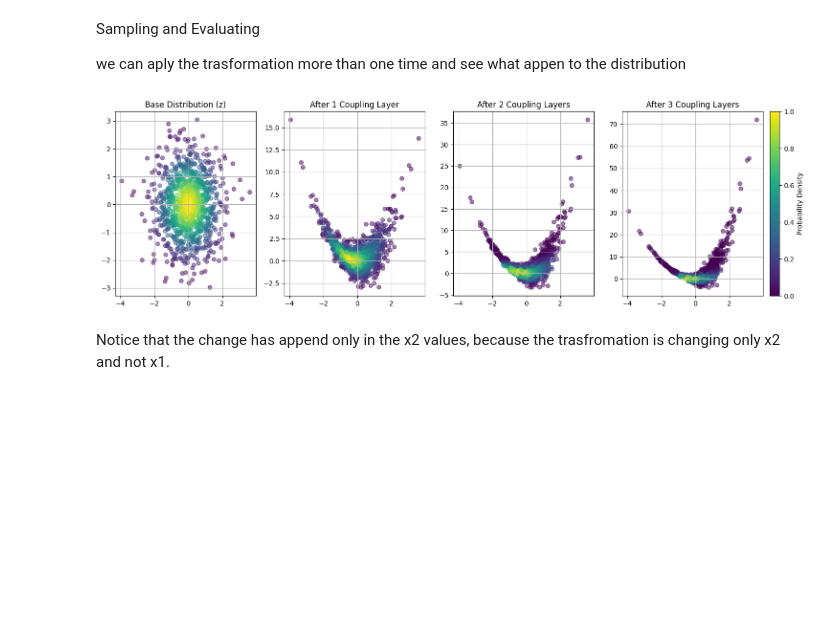
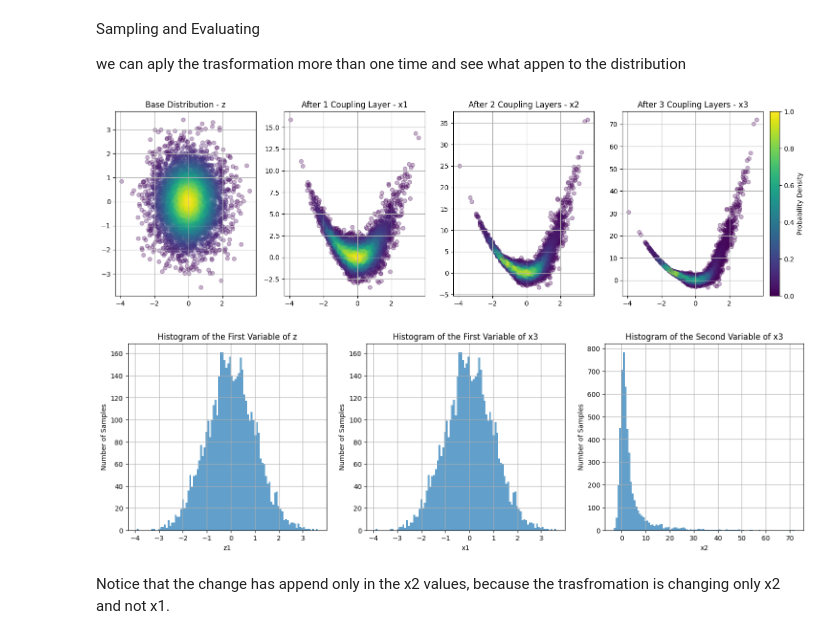
Before and after one commit to rpivi/Normalizing_Flow, a Jupyter notebook: coupling_affine.ipynb, the cells around one changed output. Saved outputs shown, nothing was run; the diff lists cells and outputs as text; code cells hidden in the pictures; blank space fills up the shorter version.

```diff
--- a/coupling_affine.ipynb
+++ b/coupling_affine.ipynb
@@ -30,6 +32,6 @@ import matplotlib.pyplot as plt
 # %%
 def s(z1):
-    return 0.5 * jnp.tanh(z1)
+    return 0.5 * jnp.tanh(0.6*z1**3)
 
 def t(z1):
     return z1**2
@@ -56,53 +58,79 @@ def inverse(x):
     return z, log_det
 # %%
 def log_pz(z):
-    return -0.5 * jnp.sum(z**2, axis=-1) - 0.5 * jnp.log(2 * jnp.pi)
+    d = z.shape[-1]
+    return -0.5 * jnp.sum(z**2, axis=-1) - (d / 2) * jnp.log(2 * jnp.pi)
 
 def log_px(x):
     z, log_det = inverse(x)
     return log_pz(z) + log_det
+# this is usefull only for the first flow, because z is not a gaussian
 # %% [markdown]
 Sampling and Evaluating
 
 we can aply the trasformation more than one time and see what appen to the distribution
 # %%
-n_samples = 1000
+n_samples = 5000
 key = jax.random.PRNGKey(0)
 z_samples = jax.random.normal(key, (n_samples, 2))
 log_prob_z = log_pz(z_samples)
 prob_z = jnp.exp(log_prob_z)
-x_samples1, _ = forward(z_samples)
-log_prob_x1 = log_px(x_samples1)
+
+x_samples1, log_det1= forward(z_samples)
+log_prob_x1 = log_px(x_samples1)         # first flow
 prob_x1 = jnp.exp(log_prob_x1)
-x_samples2, _ = forward(x_samples1)
-log_prob_x2 = log_px(x_samples2)
+x_samples2, log_det2 = forward(x_samples1)
+log_prob_x2 = log_prob_x1 - log_det2          # log p(x2) = log p(x1) - log|det J2|
 prob_x2 = jnp.exp(log_prob_x2)
-x_samples3, _ = forward(x_samples2)
-log_prob_x3 = log_px(x_samples3)
+x_samples3, log_det3 = forward(x_samples2)
+log_prob_x3 = log_prob_x2 - log_det3          # log p(x3) = log p(x2) - log|det J3|
 prob_x3 = jnp.exp(log_prob_x3)
 
 plt.figure(figsize=(18, 5))
 plt.subplot(1, 4, 1)
-plt.scatter(z_samples[:, 0], z_samples[:, 1], alpha=0.5, c=prob_z, cmap='viridis')
-plt.title('Base Distribution (z)')
+plt.scatter(z_samples[:, 0], z_samples[:, 1], alpha=0.3, c=prob_z, cmap='viridis')
+plt.title('Base Distribution - z')
 plt.grid()
 plt.subplot(1, 4, 2)
-plt.scatter(x_samples1[:, 0], x_samples1[:, 1], alpha=0.5, c=prob_x1, cmap='viridis')
-plt.title('After 1 Coupling Layer')
+plt.scatter(x_samples1[:, 0], x_samples1[:, 1], alpha=0.3, c=prob_x1, cmap='viridis')
+plt.title('After 1 Coupling Layer - x1')
 plt.grid()
 plt.subplot(1, 4, 3)
-plt.scatter(x_samples2[:, 0], x_samples2[:, 1], alpha=0.5, c=prob_x2, cmap='viridis')
-plt.title('After 2 Coupling Layers')
+plt.scatter(x_samples2[:, 0], x_samples2[:, 1], alpha=0.3, c=prob_x2, cmap='viridis')
+plt.title('After 2 Coupling Layers - x2')
 plt.grid()
 plt.subplot(1, 4, 4)
-plt.scatter(x_samples3[:, 0], x_samples3[:, 1], alpha=0.5, c=prob_x3, cmap='viridis')
-plt.title('After 3 Coupling Layers')
+plt.scatter(x_samples3[:, 0], x_samples3[:, 1], alpha=0.3, c=prob_x3, cmap='viridis')
+plt.title('After 3 Coupling Layers - x3')
 plt.grid()
 # color bar for all subplots
 cbar = plt.colorbar(plt.cm.ScalarMappable(cmap='viridis'), ax=plt.gcf().get_axes(), orientation='vertical', fraction=0.02, pad=0.01)
 cbar.set_label('Probability Density')
 plt.show()
+
+#histo of the variables of x_samples3 with z_1 to see how the distribution changes after the flows, we expect x1 to be the same as z1 but x2 to be more complex
+plt.figure(figsize=(18, 5))
+plt.subplot(1, 3, 1)
+plt.hist(z_samples[:, 0], bins=100, alpha=0.7, label='z')
+plt.xlabel('z1')
+plt.ylabel('Number of Samples')
+plt.title('Histogram of the First Variable of z')
+plt.grid()
+plt.subplot(1, 3, 2)
+plt.hist(x_samples3[:, 0], bins=100, alpha=0.7, label='x1')
+plt.xlabel('x1')
+plt.ylabel('Number of Samples')
+plt.title('Histogram of the First Variable of x3')
+plt.grid()
+plt.subplot(1, 3, 3)
+plt.hist(x_samples3[:, 1], bins=100, alpha=0.7, label='x2')
+plt.xlabel('x2')
+plt.ylabel('Number of Samples')
+plt.title('Histogram of the Second Variable of x3')
+plt.grid()
+plt.show()
 # %% [output]
-[figure, old version]
+[figure, new version]
+[figure, added]
 # %% [markdown]
 Notice that the change has append only in the x2 values, because the trasfromation is changing only x2 and not x1.
```
Also changed, not shown: parts of 1 cell of this notebook, 6 other files.
